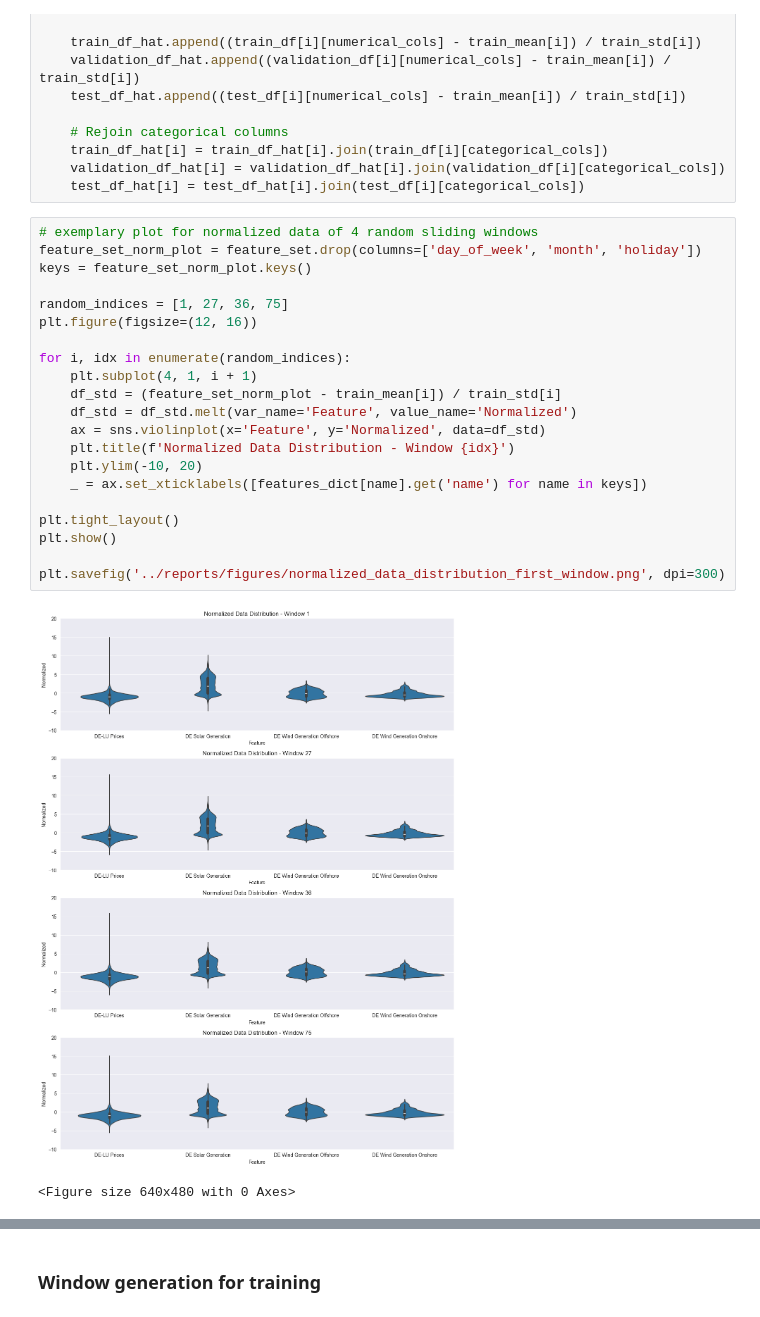
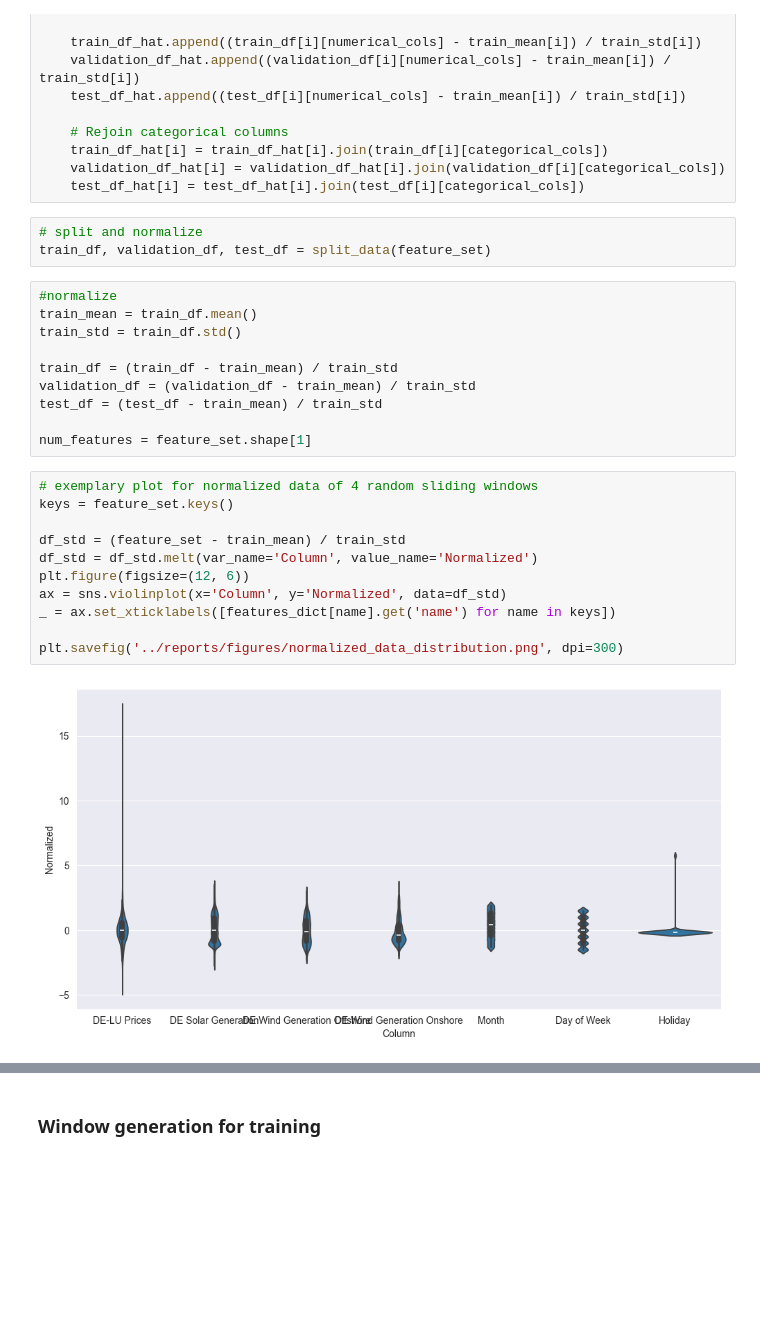
Before and after one commit to valentin-17/epf, a Jupyter notebook: notebooks/exploratory_analysis.ipynb, the cells around one changed output, grey strips where cells are left out. Cells and saved outputs as stored; diff of their text form; blank space fills up the shorter version.

Commit message:
more cleanup, setup simpler cli -- needs work, reverted back to simple window splits instead of rolling splits

```diff
--- a/notebooks/exploratory_analysis.ipynb
+++ b/notebooks/exploratory_analysis.ipynb
@@ -518,30 +541,32 @@ for i in range(num_splits):
     train_df_hat[i] = train_df_hat[i].join(train_df[i][categorical_cols])
     validation_df_hat[i] = validation_df_hat[i].join(validation_df[i][categorical_cols])
     test_df_hat[i] = test_df_hat[i].join(test_df[i][categorical_cols])
+# %%
+# split and normalize
+train_df, validation_df, test_df = split_data(feature_set)
+# %%
+#normalize
+train_mean = train_df.mean()
+train_std = train_df.std()
+
+train_df = (train_df - train_mean) / train_std
+validation_df = (validation_df - train_mean) / train_std
+test_df = (test_df - train_mean) / train_std
+
+num_features = feature_set.shape[1]
 # %%
 # exemplary plot for normalized data of 4 random sliding windows
-feature_set_norm_plot = feature_set.drop(columns=['day_of_week', 'month', 'holiday'])
-keys = feature_set_norm_plot.keys()
+keys = feature_set.keys()
 
-random_indices = [1, 27, 36, 75]
-plt.figure(figsize=(12, 16))
+df_std = (feature_set - train_mean) / train_std
+df_std = df_std.melt(var_name='Column', value_name='Normalized')
+plt.figure(figsize=(12, 6))
+ax = sns.violinplot(x='Column', y='Normalized', data=df_std)
+_ = ax.set_xticklabels([features_dict[name].get('name') for name in keys])
 
-for i, idx in enumerate(random_indices):
-    plt.subplot(4, 1, i + 1)
-    df_std = (feature_set_norm_plot - train_mean[i]) / train_std[i]
-    df_std = df_std.melt(var_name='Feature', value_name='Normalized')
-    ax = sns.violinplot(x='Feature', y='Normalized', data=df_std)
-    plt.title(f'Normalized Data Distribution - Window {idx}')
-    plt.ylim(-10, 20)
-    _ = ax.set_xticklabels([features_dict[name].get('name') for name in keys])
-
-plt.tight_layout()
-plt.show()
-
-plt.savefig('../reports/figures/normalized_data_distribution_first_window.png', dpi=300)
+plt.savefig('../reports/figures/normalized_data_distribution.png', dpi=300)
 # %% [output]
-[figure, old version]
+[figure, new version]
-<Figure size 640x480 with 0 Axes>
 # %%
 # save train, val and test sets to csv
 # use highest protocol available, denoted by -1
```
Also changed, not shown: parts of 23 cells of this notebook, 20 other files.
